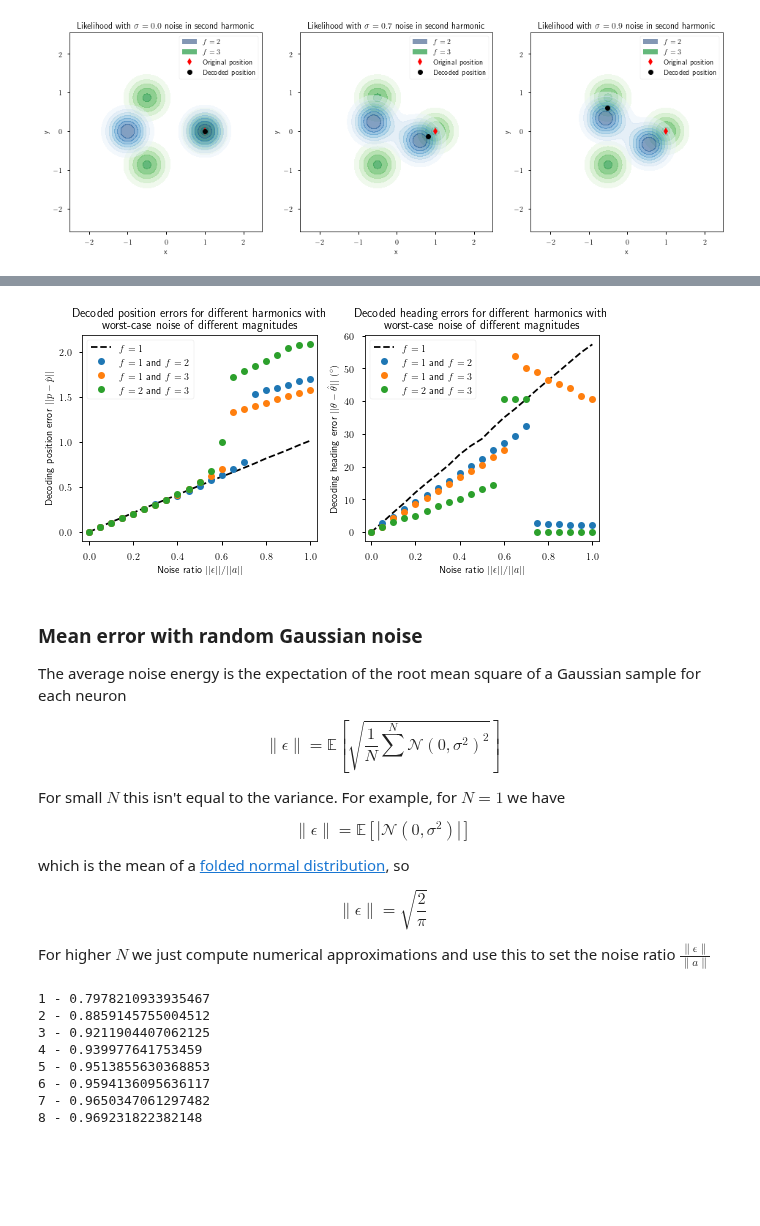
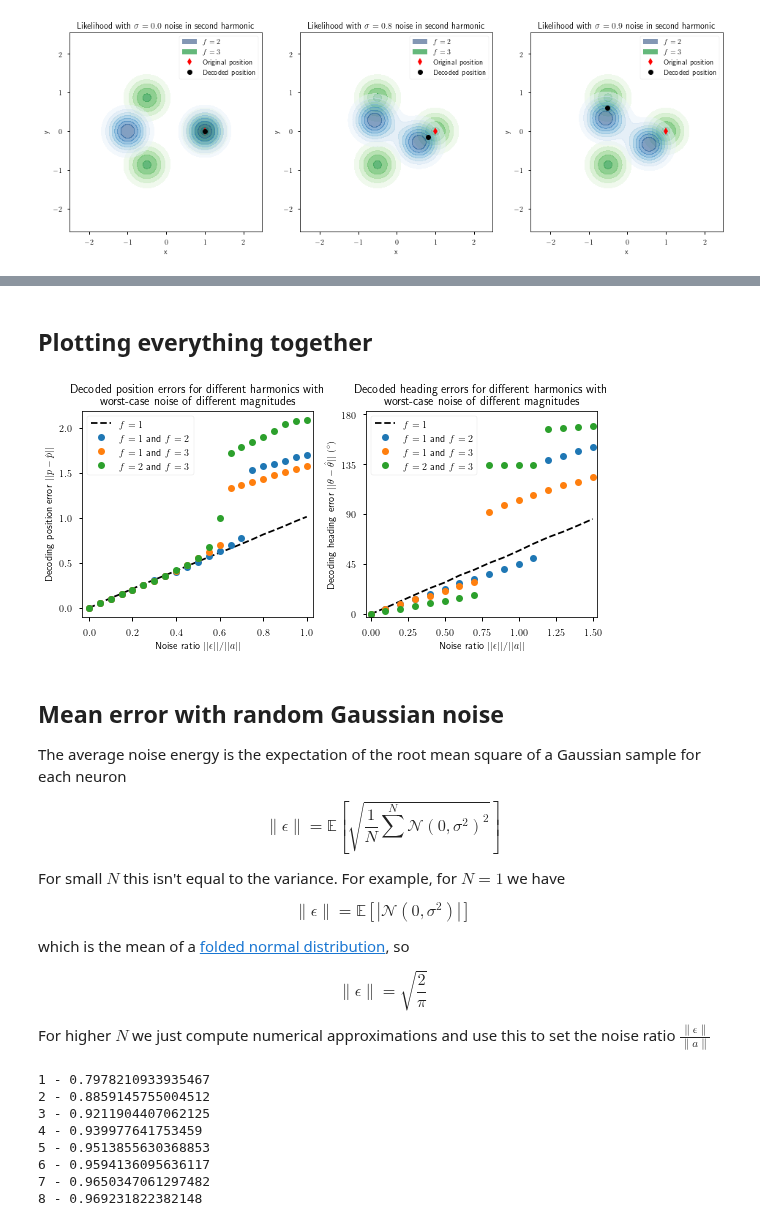
Before and after one commit to Dominic-DallOsto/insect-navigation-sinusoidal-optimality, a Jupyter notebook: noise affected multiple harmonics encoding.ipynb, the cells around one changed output, grey strips where cells are left out. Drawn from its saved outputs; the diff is of its cells as text; code cells hidden in the pictures; blank space fills up the shorter version.

Commit message:
Working on multiple harmonics

```diff
--- a/noise affected multiple harmonics encoding.ipynb
+++ b/noise affected multiple harmonics encoding.ipynb
@@ -216,21 +241,0 @@ plt.show()
-# %%
-a0 = 4 * activity(0, [1,2,3], True)
-
-noise_mag_range = [0.5,1,2]
-noise_angle_range = np.arange(-180, 180, 5)
-
-for noise_mag in noise_mag_range:
-	points = np.array([first_xy_decoder(2)(a0 - noise_mag*np.cos(2*2*np.pi*neuron_indices/N - np.radians(noise_angle))) for noise_angle in noise_angle_range])
-	pointsf1 = np.array([first_xy_decoder(1)(a0 - noise_mag*np.cos(2*np.pi*neuron_indices/N - np.radians(noise_angle))) for noise_angle in noise_angle_range])
-	pointsf3 = np.array([first_xy_decoder(3)(a0 - noise_mag*np.cos(2*3*np.pi*neuron_indices/N - np.radians(noise_angle))) for noise_angle in noise_angle_range])
-	plt.plot(points[:,0], points[:,1], color=plt.colormaps.get_cmap('coolwarm')(noise_mag/2), label=f'$||d||={noise_mag}$')
-	plt.plot(pointsf1[:,0], pointsf1[:,1], '--', color=plt.colormaps.get_cmap('coolwarm')(noise_mag/2))
-	plt.plot(pointsf3[:,0], pointsf3[:,1], '.-.', color=plt.colormaps.get_cmap('coolwarm')(noise_mag/2))
-# plt.plot(1, 0, 'kX', ms=10, label='Original Position')
-plt.legend(title='Noise angle')
-plt.axis('equal')
-plt.xlabel('x')
-plt.ylabel('y')
-plt.title('Adding noise to a position encoded with harmonic $f=2$ moves the decoded position nonlinearly')
-plt.tight_layout()
-plt.show()
@@ -245,7 +246,7 @@ fig, axs = plt.subplots(1, 3, figsize=(16,5))
 
 a0 = r0 * activity(theta0, [2,3], True)
 
-for noise, ax in zip([0.0, 0.7, 0.9], axs):
+for noise, ax in zip([0.0, 0.8, 0.9], axs):
 	noise_vector = np.cos(2*2*np.pi*neuron_indices/N - 0.7)
 	a = a0 - noise*noise_vector
 	f2_L = likelihood_distribution(2)(a)
@@ -271,0 +391,12 @@ plt.show()
+# %%
+x2 = np.arange(0,2,0.001)
+for n, fs in enumerate([[1,2],[1,3],[2,3]]):
+    max_x2 = (2*fs[1]**2) / (fs[1]**2 + fs[0]**2)
+    plt.plot(x2, (fs[1]*np.sqrt(x2) + fs[0]*np.sqrt(2 - x2)) / (2*fs[0]*fs[1]), f'C{n}', label=f'$f={fs[0]}$ and $f={fs[1]}$')
+    plt.plot(max_x2, (fs[1]*np.sqrt(max_x2) + fs[0]*np.sqrt(2 - max_x2)) / (2*fs[0]*fs[1]), f'C{n}o')
+
+plt.xlabel('$\\|\\epsilon_{f_1}\\|$')
+plt.ylabel('$\\Delta\\theta$')
+plt.title('Ratio of noise in each harmonic to produce the greatest heading error')
+plt.legend()
+plt.show()
@@ -466,29 +656,33 @@ plt.plot(x:=np.arange(0,1,0.001), np.arcsin(x))
+# %% [markdown]
+## Plotting everything together
 # %%
 fig, (ax1, ax2) = plt.subplots(1,2, figsize=(8,4))
 
 for fs, position_errors, heading_errors in zip(f_combinations, all_position_errors, all_heading_errors):
-	ax1.plot(noise_ratio_range, np.max(np.max(position_errors, axis=2), axis=0), 'o' if len(fs) == 2 else 'k--', label=fs_to_label(fs))
-	ax2.plot(noise_ratio_range, np.degrees(np.sin(np.max(np.max(heading_errors, axis=2), axis=0))), 'o' if len(fs) == 2 else 'k--', label=fs_to_label(fs))
+	ax1.plot(noise_range_position, np.max(np.max(position_errors, axis=2), axis=0), 'o' if len(fs) == 2 else 'k--', label=fs_to_label(fs))
+	ax2.plot(noise_range_heading, np.degrees(np.max(np.maximum.accumulate(heading_errors, axis=0), axis=1)), 'o' if len(fs) == 2 else 'k--', label=fs_to_label(fs))
 
 ax1.legend()
 ax1.set_xlim(-0.03,1.03)
 ax1.set_title('Decoded position errors for different harmonics with\nworst-case noise of different magnitudes')
 ax1.set_ylabel('Decoding position error $||p - \\hat p||$')
 ax1.set_xlabel('Noise ratio $||\\epsilon|| / ||a||$')
 
 ax2.legend()
-ax2.set_xlim(-0.03,1.03)
+ax2.set_xlim(-0.03,1.53)
+ax2.set_ylim(-3,183)
+ax2.set_yticks(np.linspace(0,180,5))
 ax2.set_title('Decoded heading errors for different harmonics with\nworst-case noise of different magnitudes')
 ax2.set_ylabel('Decoding heading error $||\\theta - \\hat \\theta||$ $({}^\\circ)$')
 ax2.set_xlabel('Noise ratio $||\\epsilon|| / ||a||$')
 
 plt.tight_layout()
 plt.savefig('plots/combined-harmonics-worst-case-error.pdf')
 plt.show()
 # %% [output]
-[figure, old version]
+[figure, new version]
 # %% [markdown]
-### Mean error with random Gaussian noise
+## Mean error with random Gaussian noise
 
 The average noise energy is the expectation of the root mean square of a Gaussian sample for each neuron
 
```
Also changed, not shown: parts of 26 cells of this notebook, 2 other files.
